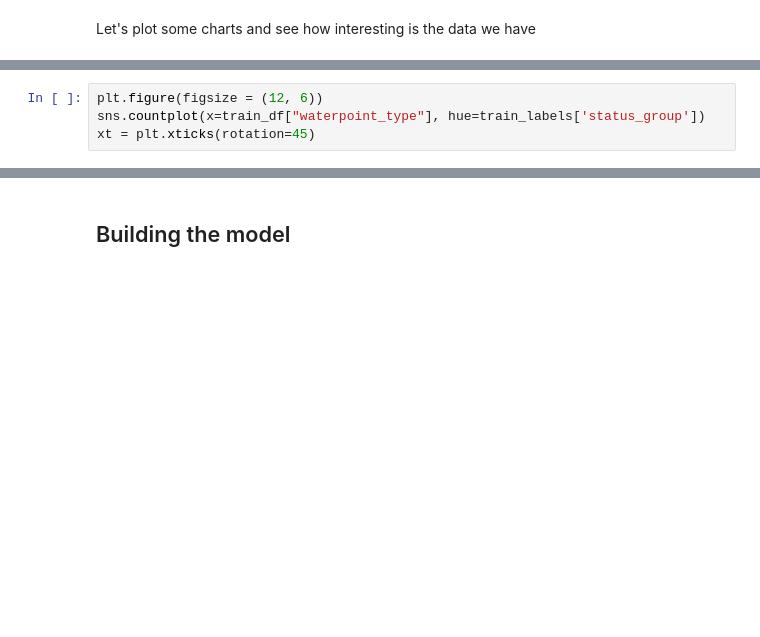
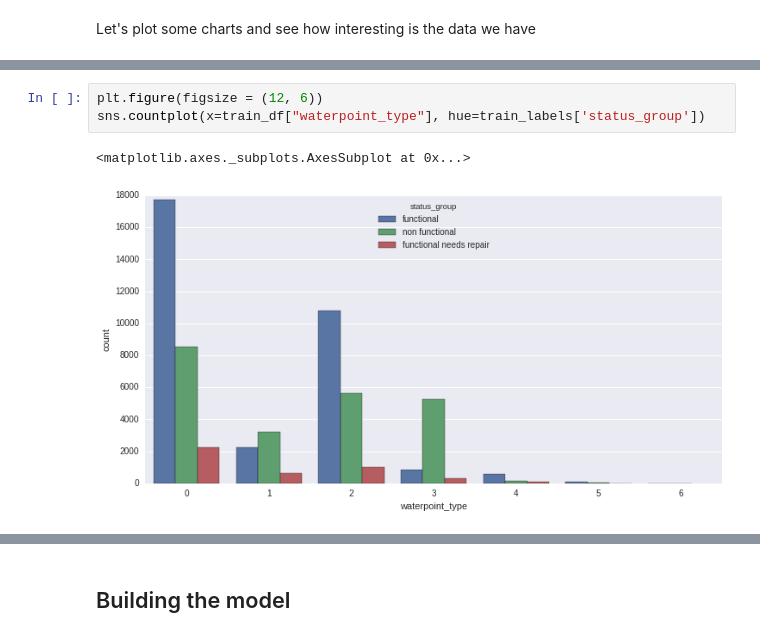
Before and after one commit to ehauckdo/machine-learning, a Jupyter notebook: notebooks/pumpitup/Pump it Up Exploration.ipynb, the cells around one changed output, grey strips where cells are left out. Saved outputs shown, nothing was run; the diff lists cells and outputs as text; blank space fills up the shorter version.

```diff
--- a/notebooks/pumpitup/Pump it Up Exploration.ipynb
+++ b/notebooks/pumpitup/Pump it Up Exploration.ipynb
@@ -160,6 +172,8 @@ sns.countplot(x=train_df["source_class"], hue=train_labels['status_group'])
 # %%
 plt.figure(figsize = (12, 6))
 sns.countplot(x=train_df["waterpoint_type"], hue=train_labels['status_group'])
-xt = plt.xticks(rotation=45)
+# %% [output]
+<matplotlib.axes._subplots.AxesSubplot at 0x...>
+[figure, added]
 # %%
 plt.figure(figsize = (12, 6))
```
Also changed, not shown: parts of 16 cells of this notebook, 4 other files.
